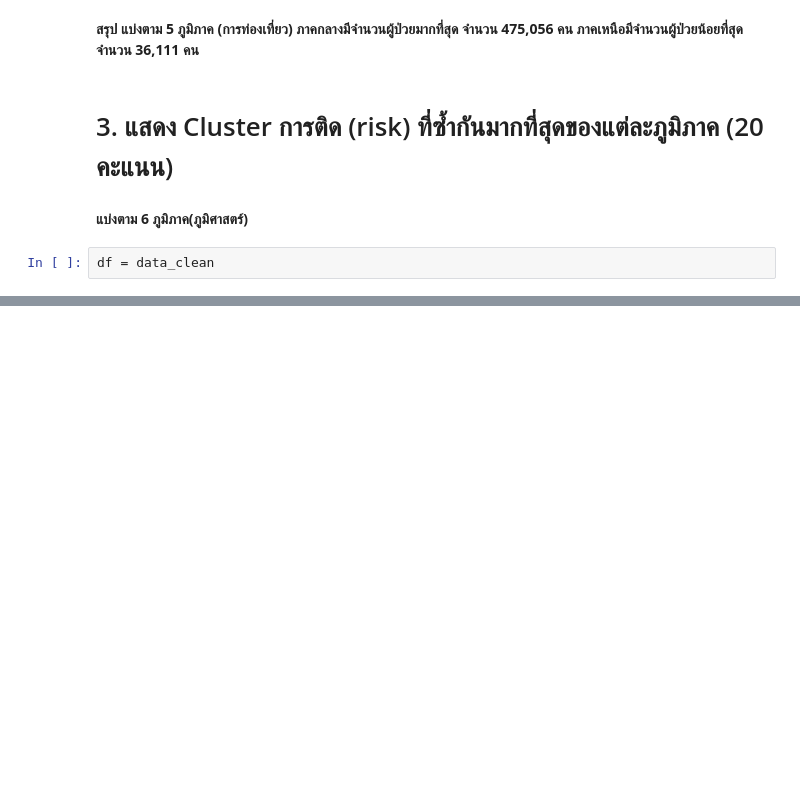
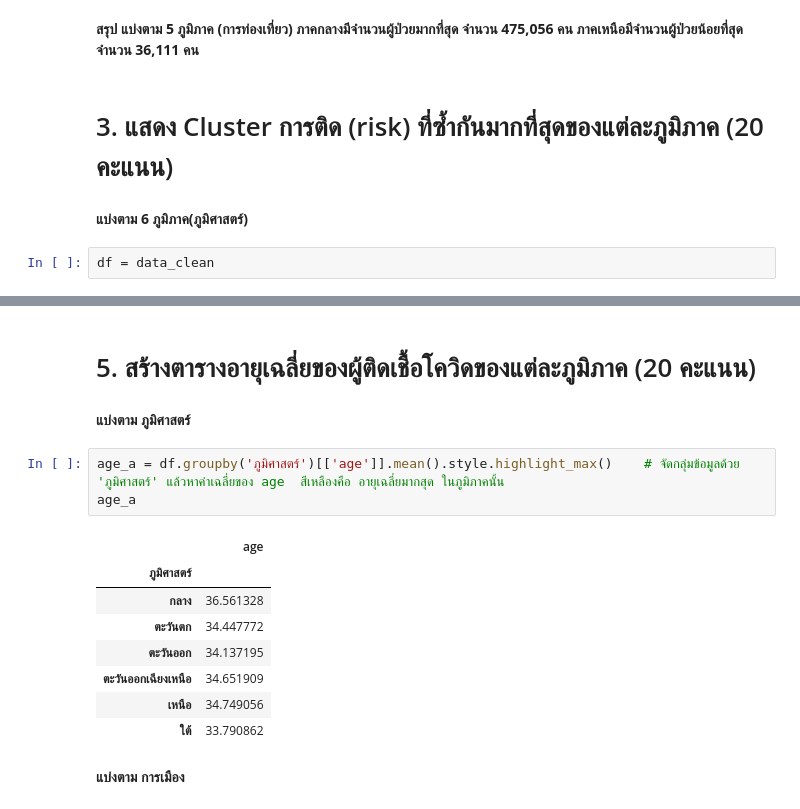
Before and after one commit to Gcpppinpak/data_viz_2022, a Jupyter notebook: Midterm.ipynb, the cells around one changed output, grey strips where cells are left out. Cells and saved outputs as stored; diff of their text form; blank space fills up the shorter version.

```diff
--- a/Midterm.ipynb
+++ b/Midterm.ipynb
@@ -1116,0 +1374,18 @@ s= display(df.groupby('risk')[['ภูมิศาสตร์']].count())
+# %% [markdown]
+# 5. สร้างตารางอายุเฉลี่ยของผู้ติดเชื้อโควิดของแต่ละภูมิภาค (20 คะแนน)
+# %% [markdown]
+**แบ่งตาม ภูมิศาสตร์**
+# %%
+age_a = df.groupby('ภูมิศาสตร์')[['age']].mean().style.highlight_max()    # จัดกลุ่มข้อมูลด้วย 'ภูมิศาสตร์' แล้วหาค่าเฉลี่ยของ age  สีเหลืองคือ อายุเฉลี่ยมากสุด ในภูมิภาคนั้น
+age_a
+# %% [output]
+|  | age |
+| ภูมิศาสตร์ |  |
+| กลาง | 36.561328 |
+| ตะวันตก | 34.447772 |
+| ตะวันออก | 34.137195 |
+| ตะวันออกเฉียงเหนือ | 34.651909 |
+| เหนือ | 34.749056 |
+| ใต้ | 33.790862 |
+# %% [markdown]
+**แบ่งตาม การเมือง**
```
Also changed, not shown: parts of 36 cells of this notebook.
